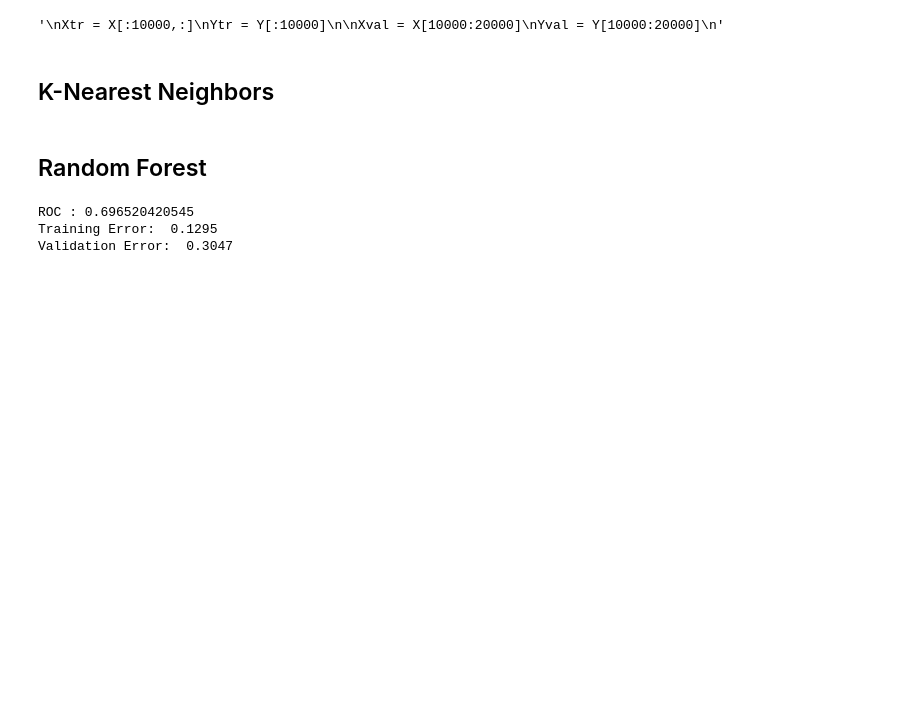
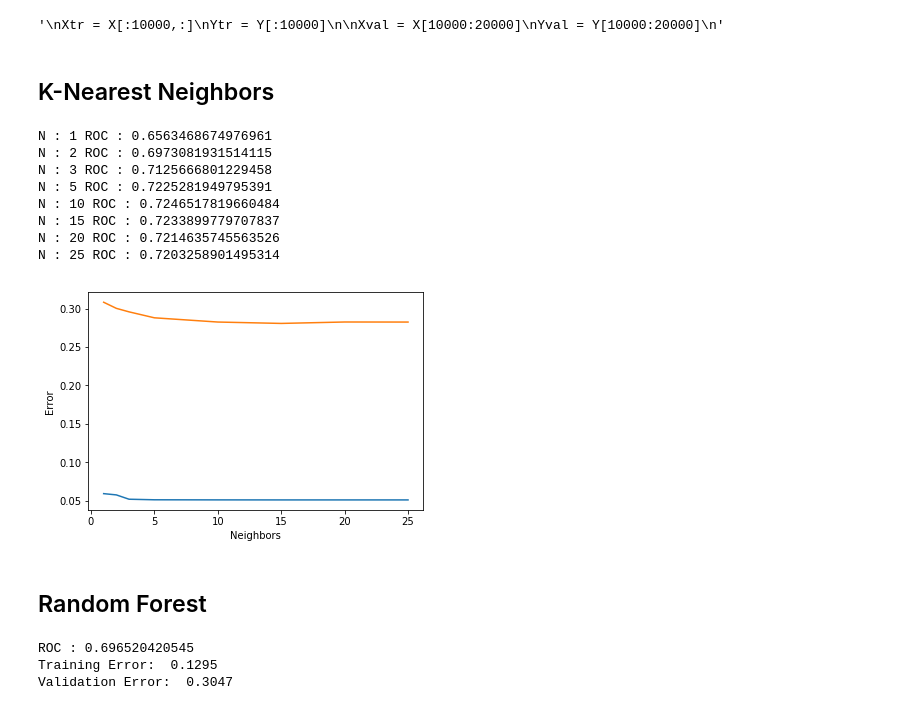
Before and after one commit to S-W-Williams/Machine-Learning-Rainfall-Prediction, a Jupyter notebook: Training Models.ipynb, the cells around one changed output. Cells and saved outputs as stored; diff of their text form; code cells hidden in the pictures; blank space fills up the shorter version.

```diff
--- a/Training Models.ipynb
+++ b/Training Models.ipynb
@@ -32,23 +32,41 @@ Yval = Y[10000:20000]
 ## K-Nearest Neighbors
 # %%
 import matplotlib.pyplot as plt
+from sklearn.model_selection import cross_val_score
 
-knnN = [1, 2, 3, 5, 10, 15, 20, 25, 30, 35, 40]
+knnN = [1, 2, 3, 5, 10, 15, 20, 25]
 knnTrainingErrors = []
 knnValidationErrors = []
+
 for n in knnN:
     knnClassifier = neighbors.KNeighborsClassifier(n_neighbors=n, weights="distance", n_jobs=-1)
     knnClassifier.fit(Xtr, Ytr)
 
     Yhat = knnClassifier.predict_proba(Xval)[:,1]
+
     trE = 1 - knnClassifier.score(Xtr, Ytr)
+    knnTrainingErrors.append(trE)
     valE = 1 - knnClassifier.score(Xval, Yval)
+    knnValidationErrors.append(valE)
 
-ax.plot(knnN, knnTrainingErrors, label="Training Error")
-ax.plot(knnN, knnValidationErrors, label="Validation Error")
-ax.set_xlabel("Nearest Neighbors")
-ax.set_ylabel("Error")
+    knnRoc = metrics.roc_auc_score(Yval, Yhat)
+    print("N :", n, "ROC :", knnRoc)
+
+plt.plot(knnN, knnTrainingErrors, label="Training Error")
+plt.plot(knnN, knnValidationErrors, label="Validation Error")
+plt.xlabel('Neighbors')
+plt.ylabel('Error')
 plt.show()
+# %% [output]
+N : 1 ROC : 0.6563468674976961
+N : 2 ROC : 0.6973081931514115
+N : 3 ROC : 0.7125666801229458
+N : 5 ROC : 0.7225281949795391
+N : 10 ROC : 0.7246517819660484
+N : 15 ROC : 0.7233899779707837
+N : 20 ROC : 0.7214635745563526
+N : 25 ROC : 0.7203258901495314
+[figure, added]
 # %% [markdown]
 ## Random Forest
 # %%
```
Also changed, not shown: parts of 3 cells of this notebook.
